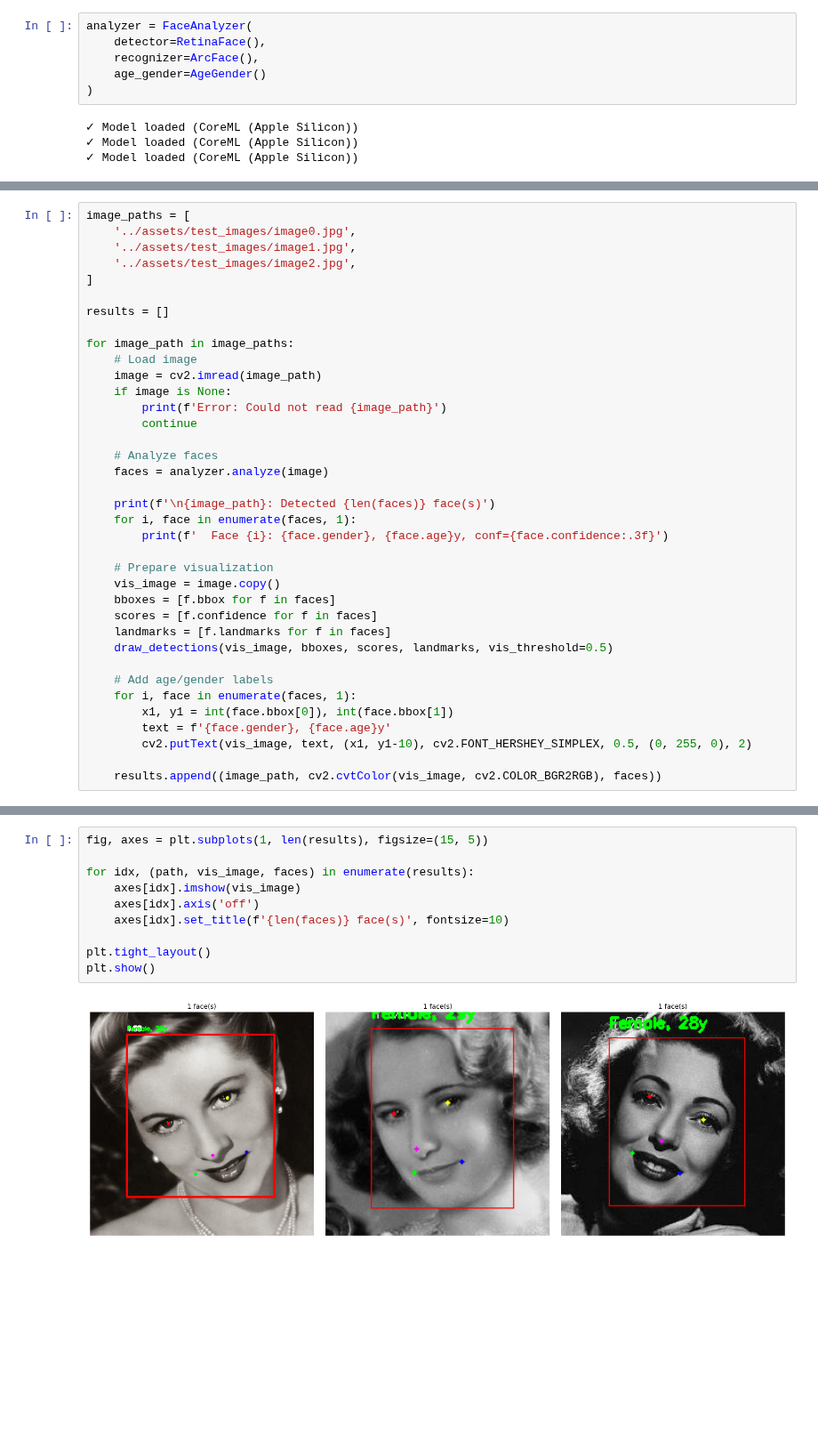
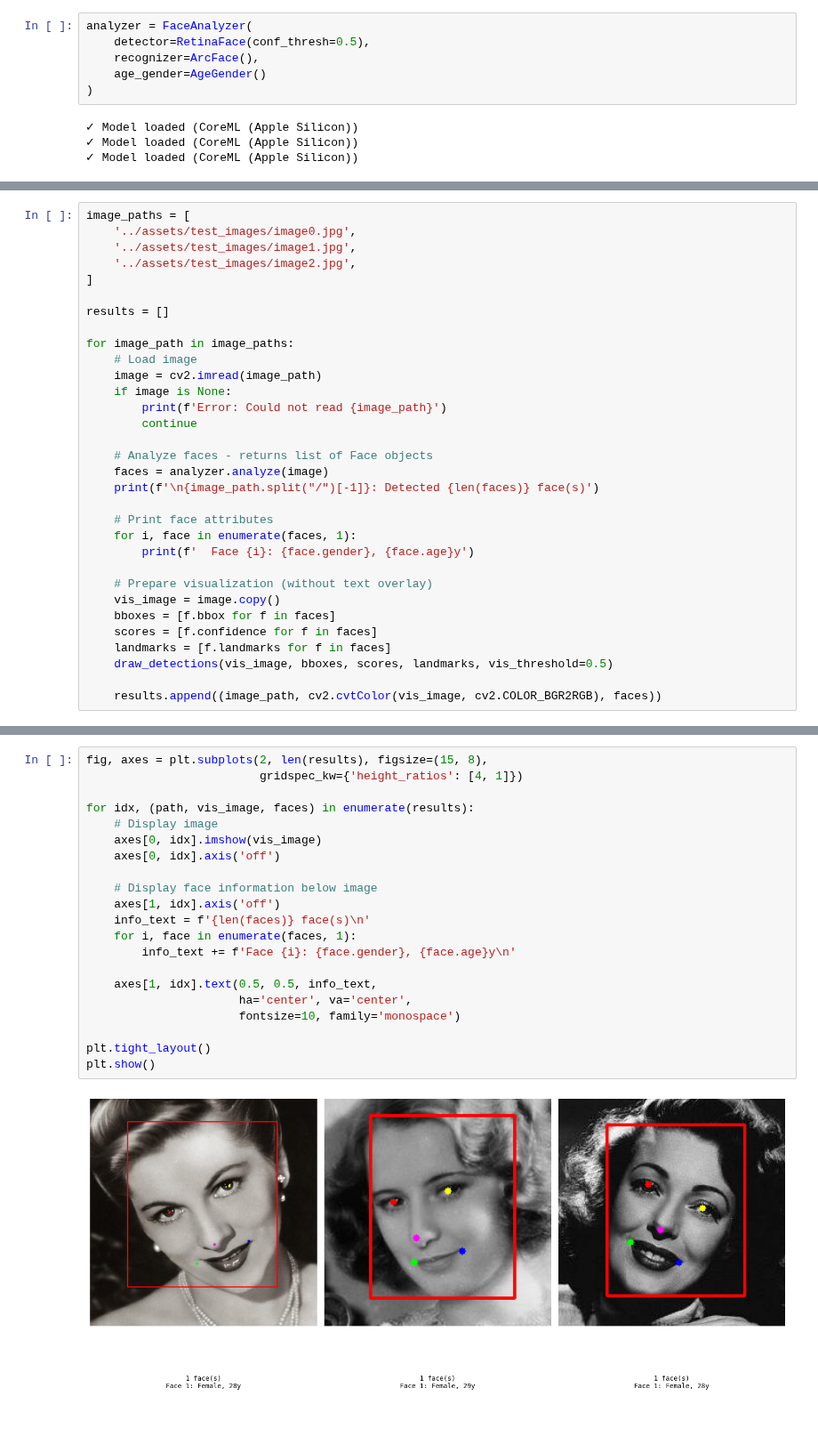
Before and after one commit to yakhyo/uniface, a Jupyter notebook: examples/face_analyzer.ipynb, the cells around one changed output, grey strips where cells are left out. Shown at 89% size. Saved outputs shown, nothing was run; the diff lists cells and outputs as text; blank space fills up the shorter version.

Commit message:
chore: Update drawing and let the conf text optional for drawing

```diff
--- a/examples/face_analyzer.ipynb
+++ b/examples/face_analyzer.ipynb
@@ -17,6 +24,6 @@ from uniface.visualization import draw_detections
 # %%
 analyzer = FaceAnalyzer(
-    detector=RetinaFace(),
+    detector=RetinaFace(conf_thresh=0.5),
     recognizer=ArcFace(),
     age_gender=AgeGender()
 )
@@ -40,25 +49,20 @@ for image_path in image_paths:
         print(f'Error: Could not read {image_path}')
         continue
 
-    # Analyze faces
+    # Analyze faces - returns list of Face objects
     faces = analyzer.analyze(image)
+    print(f'\n{image_path.split("/")[-1]}: Detected {len(faces)} face(s)')
 
-    print(f'\n{image_path}: Detected {len(faces)} face(s)')
+    # Print face attributes
     for i, face in enumerate(faces, 1):
-        print(f'  Face {i}: {face.gender}, {face.age}y, conf={face.confidence:.3f}')
+        print(f'  Face {i}: {face.gender}, {face.age}y')
 
-    # Prepare visualization
+    # Prepare visualization (without text overlay)
     vis_image = image.copy()
     bboxes = [f.bbox for f in faces]
     scores = [f.confidence for f in faces]
     landmarks = [f.landmarks for f in faces]
     draw_detections(vis_image, bboxes, scores, landmarks, vis_threshold=0.5)
 
-    # Add age/gender labels
-    for i, face in enumerate(faces, 1):
-        x1, y1 = int(face.bbox[0]), int(face.bbox[1])
-        text = f'{face.gender}, {face.age}y'
-        cv2.putText(vis_image, text, (x1, y1-10), cv2.FONT_HERSHEY_SIMPLEX, 0.5, (0, 255, 0), 2)
-
     results.append((image_path, cv2.cvtColor(vis_image, cv2.COLOR_BGR2RGB), faces))
 # %% [output]
@@ -73,12 +81,23 @@ for image_path in image_paths:
 # %%
-fig, axes = plt.subplots(1, len(results), figsize=(15, 5))
+fig, axes = plt.subplots(2, len(results), figsize=(15, 8),
+                         gridspec_kw={'height_ratios': [4, 1]})
 
 for idx, (path, vis_image, faces) in enumerate(results):
-    axes[idx].imshow(vis_image)
-    axes[idx].axis('off')
-    axes[idx].set_title(f'{len(faces)} face(s)', fontsize=10)
+    # Display image
+    axes[0, idx].imshow(vis_image)
+    axes[0, idx].axis('off')
+
+    # Display face information below image
+    axes[1, idx].axis('off')
+    info_text = f'{len(faces)} face(s)\n'
+    for i, face in enumerate(faces, 1):
+        info_text += f'Face {i}: {face.gender}, {face.age}y\n'
+
+    axes[1, idx].text(0.5, 0.5, info_text,
+                      ha='center', va='center',
+                      fontsize=10, family='monospace')
 
 plt.tight_layout()
 plt.show()
 # %% [output]
-[figure, old version]
+[figure, new version]
```
Also changed, not shown: parts of 15 cells of this notebook, 2 other files.
